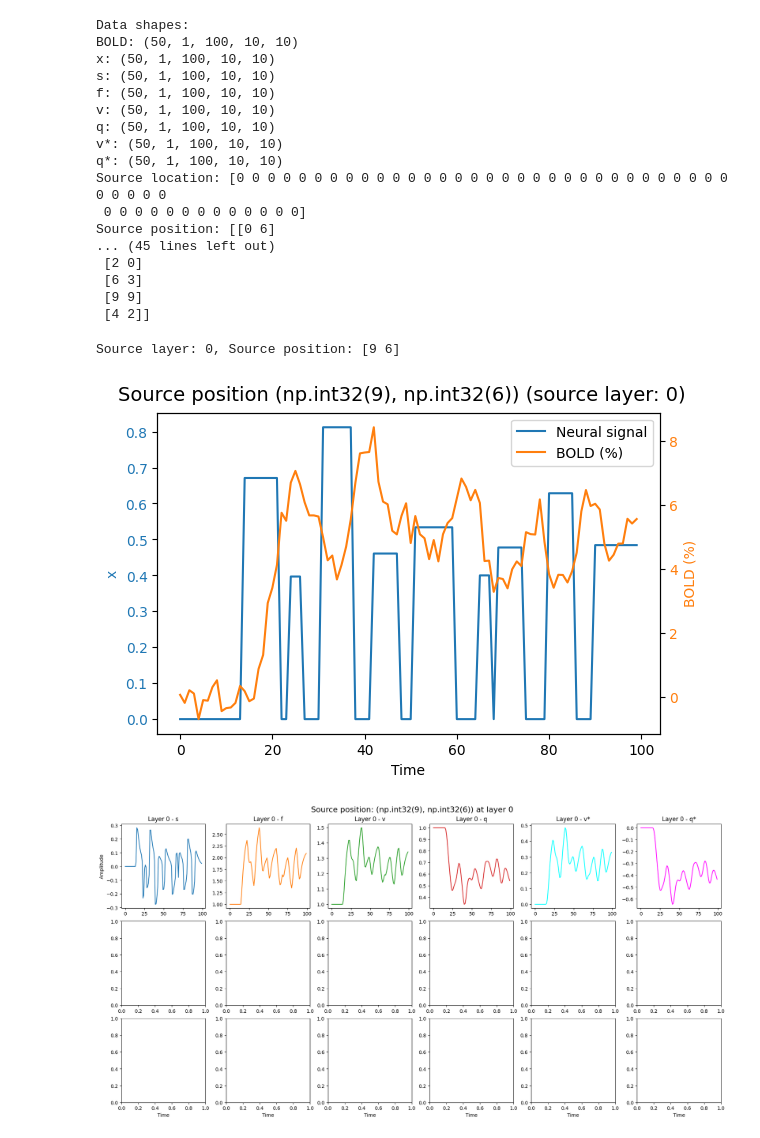
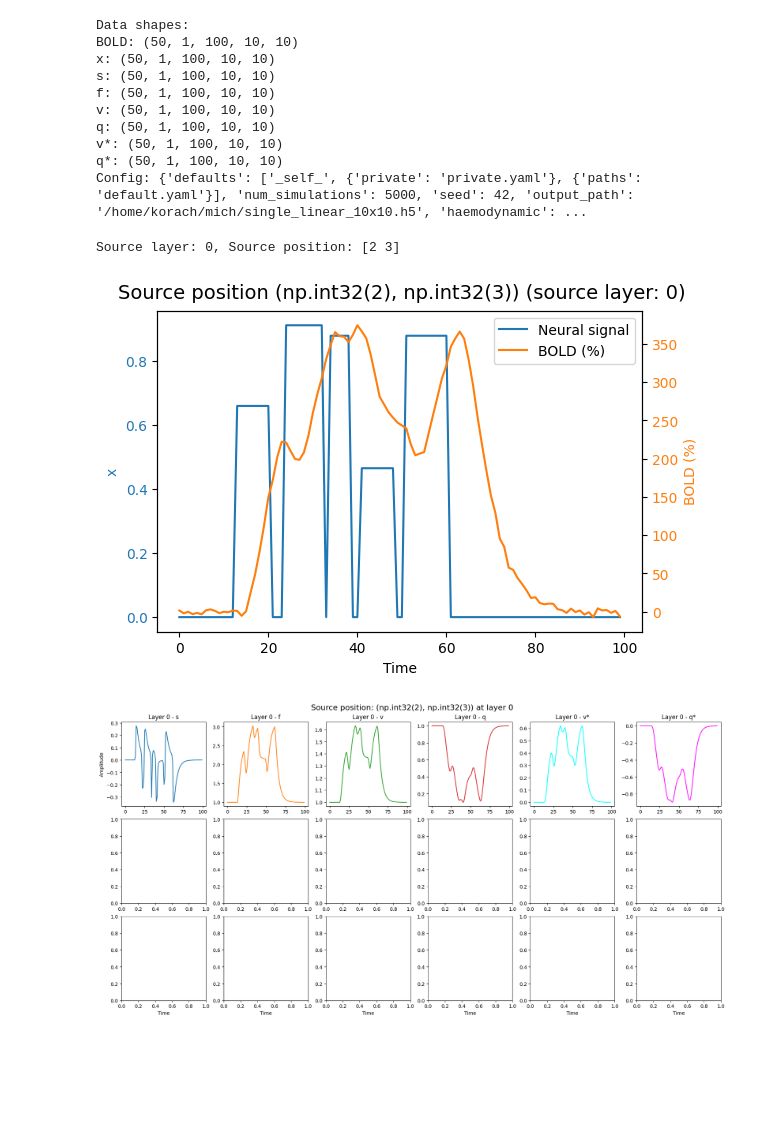
Before and after one commit to DebajyotiS/mich, a Jupyter notebook: notebooks/datatest.ipynb, the cells around one changed output. Cells and saved outputs as stored; diff of their text form; code cells hidden in the pictures; blank space fills up the shorter version.

```diff
--- a/notebooks/datatest.ipynb
+++ b/notebooks/datatest.ipynb
@@ -21,6 +22,7 @@ with h5py.File(data_path, "r") as file:
     q_star = np.stack(
         [file[layer]["q_star"][:50] for layer in file.keys() if "layer" in layer], axis=1
     )
+    config = json.loads(file["meta"].attrs["config"])
 
     source_location = file["meta"]["source_layer"][:50]
     source_pos = file["meta"]["source_position"][:50]
@@ -34,8 +36,7 @@ print("v:", v.shape)
 print("q:", q.shape)
 print("v*:", v_star.shape)
 print("q*:", q_star.shape)
-print("Source location:", source_location)
-print("Source position:", source_pos)
+print("Config:", config)
 # %% [output]
 Data shapes:
 BOLD: (50, 1, 100, 10, 10)
@@ -46,50 +47,40 @@ v: (50, 1, 100, 10, 10)
 q: (50, 1, 100, 10, 10)
 v*: (50, 1, 100, 10, 10)
 q*: (50, 1, 100, 10, 10)
-Source location: [0 0 0 0 0 0 0 0 0 0 0 0 0 0 0 0 0 0 0 0 0 0 0 0 0 0 0 0 0 0 0 0 0 0 0 0 0
- 0 0 0 0 0 0 0 0 0 0 0 0 0]
-Source position: [[0 6]
-... (45 lines left out)
- [2 0]
- [6 3]
- [9 9]
- [4 2]]
+Config: {'defaults': ['_self_', {'private': 'private.yaml'}, {'paths': 'default.yaml'}], 'num_simulations': 5000, 'seed': 42, 'output_path': '/home/korach/mich/single_linear_10x10.h5', 'haemodynamic': ...
 # %%
 data_idx = np.random.randint(0, bold.shape[0])
 slayer = source_location[data_idx]
 spos = source_pos[data_idx]
 print(f"Source layer: {slayer}, Source position: {spos}")
 
 n_layers = x.shape[1]
 
 fig, ax = plt.subplots(
     nrows=n_layers, ncols=1, figsize=(6, 4), sharex=True, constrained_layout=True
 )
 
 
-
-
-
 x_sig = x[data_idx, 0, :, *spos]
 bold_sig = bold[data_idx, 0, :, *spos]
 
 (l1,) = ax.plot(x_sig, color="tab:blue", label="Neural signal")
-ax.set_ylabel(f"x", color="tab:blue")
+ax.set_ylabel("x", color="tab:blue")
 ax.tick_params(axis="y", labelcolor="tab:blue")
 
 ax2 = ax.twinx()
 (l2,) = ax2.plot(bold_sig * 100, color="tab:orange", label="BOLD (%)")
-ax2.set_ylabel(f"BOLD (%)", color="tab:orange")
+ax2.set_ylabel("BOLD (%)", color="tab:orange")
 ax2.tick_params(axis="y", labelcolor="tab:orange")
 
 ax.legend(handles=[l1, l2], loc="upper right")
 
 ax.set_xlabel("Time")
 fig.suptitle(f"Source position {tuple(spos)} (source layer: {slayer})", fontsize=14)
 plt.show()
 # %% [output]
-Source layer: 0, Source position: [9 6]
+Source layer: 0, Source position: [2 3]
-[figure, old version]
+[figure, new version]
 # %%
 fig, ax = plt.subplots(nrows=3, ncols=6, figsize=(18, 9), constrained_layout=True)
 
@@ -124,7 +115,7 @@ for c in range(6):
 plt.suptitle(f"Source position: {tuple(spos)} at layer {slayer}", fontsize=16)
 plt.show()
 # %% [output]
-[figure, old version]
+[figure, new version]
 # %%
 fig, ax = plt.subplots(nrows=1, ncols=2, figsize=(8, 4), constrained_layout=True)
 
```
Also changed, not shown: parts of 4 cells of this notebook, 1 other file.
